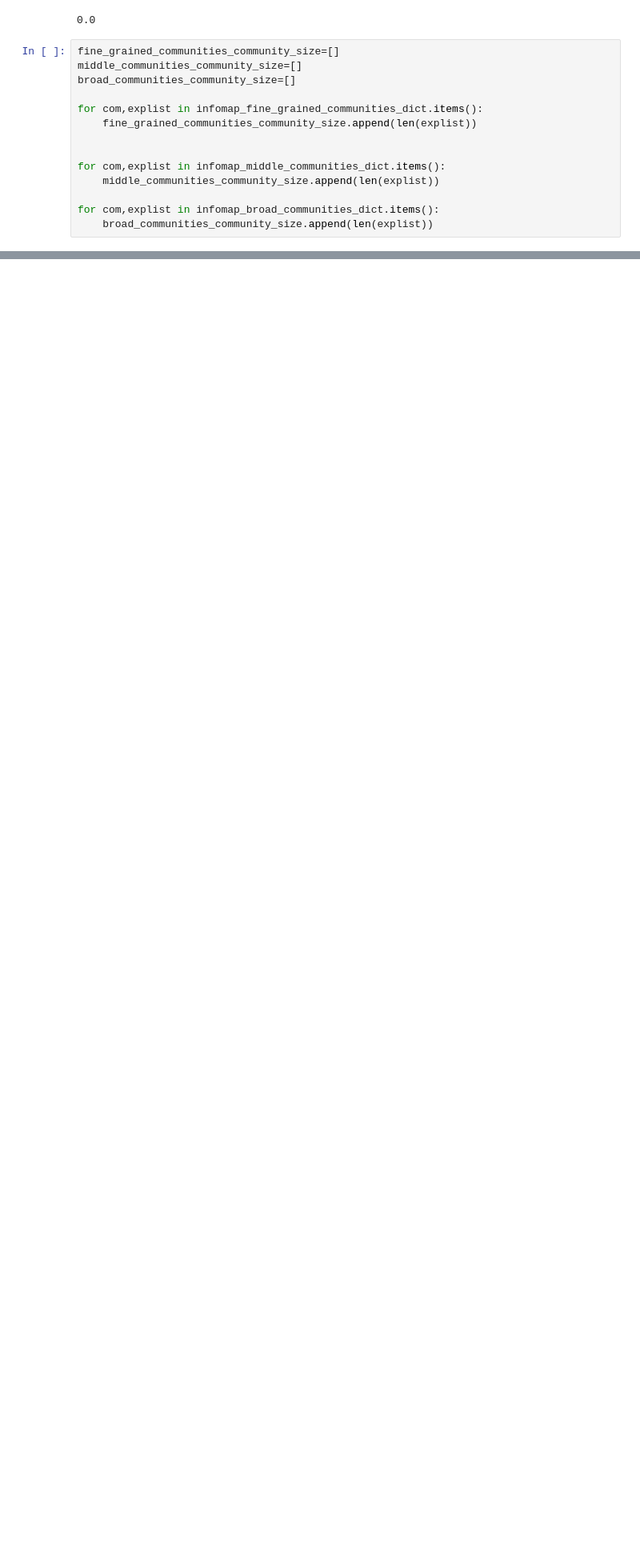
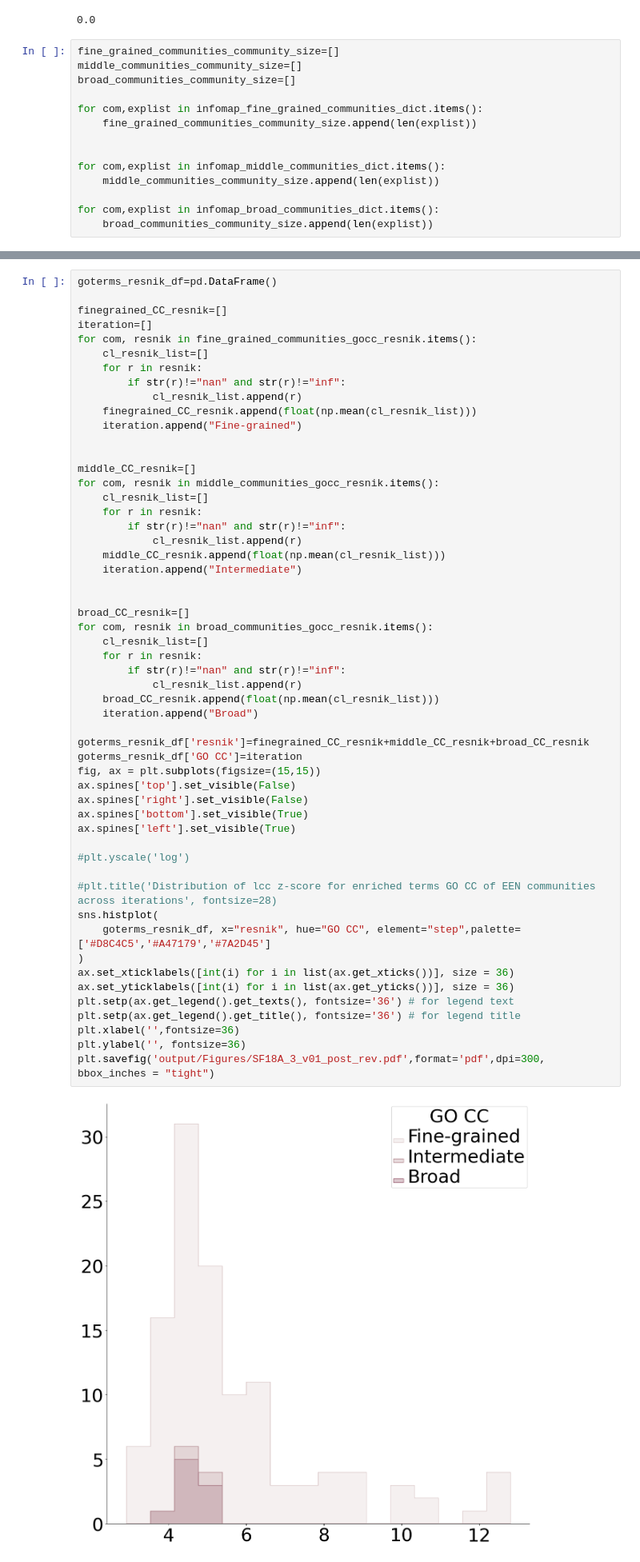
Before and after one commit to menchelab/Exposome, a Jupyter notebook: Exp_fin_4_Infomap_Clustering.ipynb, the cells around one changed output, grey strips where cells are left out. Shown at 80% size. Drawn from its saved outputs; the diff is of its cells as text; blank space fills up the shorter version.

```diff
--- a/Exp_fin_4_Infomap_Clustering.ipynb
+++ b/Exp_fin_4_Infomap_Clustering.ipynb
@@ -1599,0 +1662,56 @@ broad_communities_kegg_unique=extract_unique_terms(broad_communities_kegg)
+# %%
+goterms_resnik_df=pd.DataFrame()
+
+finegrained_CC_resnik=[]
+iteration=[]
+for com, resnik in fine_grained_communities_gocc_resnik.items():
+    cl_resnik_list=[]
+    for r in resnik:
+        if str(r)!="nan" and str(r)!="inf":
+            cl_resnik_list.append(r)
+    finegrained_CC_resnik.append(float(np.mean(cl_resnik_list)))
+    iteration.append("Fine-grained")
+
+
+middle_CC_resnik=[]
+for com, resnik in middle_communities_gocc_resnik.items():
+    cl_resnik_list=[]
+    for r in resnik:
+        if str(r)!="nan" and str(r)!="inf":
+            cl_resnik_list.append(r)
+    middle_CC_resnik.append(float(np.mean(cl_resnik_list)))
+    iteration.append("Intermediate")
+
+
+broad_CC_resnik=[]
+for com, resnik in broad_communities_gocc_resnik.items():
+    cl_resnik_list=[]
+    for r in resnik:
+        if str(r)!="nan" and str(r)!="inf":
+            cl_resnik_list.append(r)
+    broad_CC_resnik.append(float(np.mean(cl_resnik_list)))
+    iteration.append("Broad")
+
+goterms_resnik_df['resnik']=finegrained_CC_resnik+middle_CC_resnik+broad_CC_resnik
+goterms_resnik_df['GO CC']=iteration
+fig, ax = plt.subplots(figsize=(15,15))
+ax.spines['top'].set_visible(False)
+ax.spines['right'].set_visible(False)
+ax.spines['bottom'].set_visible(True)
+ax.spines['left'].set_visible(True)
+
+#plt.yscale('log')
+
+#plt.title('Distribution of lcc z-score for enriched terms GO CC of EEN communities across iterations', fontsize=28)
+sns.histplot(
+    goterms_resnik_df, x="resnik", hue="GO CC", element="step",palette=['#D8C4C5','#A47179','#7A2D45']
+)
+ax.set_xticklabels([int(i) for i in list(ax.get_xticks())], size = 36)
+ax.set_yticklabels([int(i) for i in list(ax.get_yticks())], size = 36)
+plt.setp(ax.get_legend().get_texts(), fontsize='36') # for legend text
+plt.setp(ax.get_legend().get_title(), fontsize='36') # for legend title
+plt.xlabel('',fontsize=36)
+plt.ylabel('', fontsize=36)
+plt.savefig('output/Figures/SF18A_3_v01_post_rev.pdf',format='pdf',dpi=300, bbox_inches = "tight")
+# %% [output]
+[figure, added]
```
Also changed, not shown: parts of 65 cells of this notebook, 2 other files.
